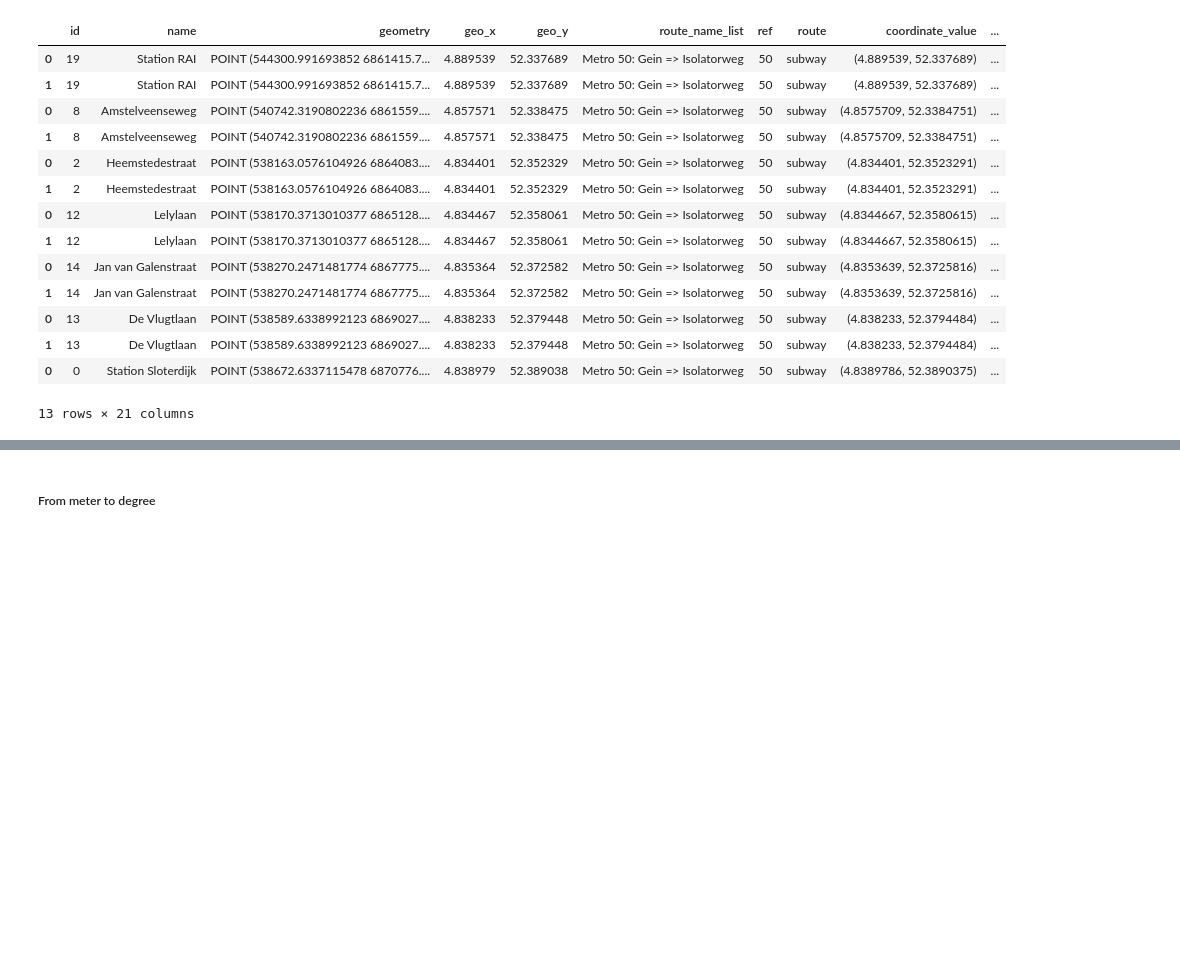
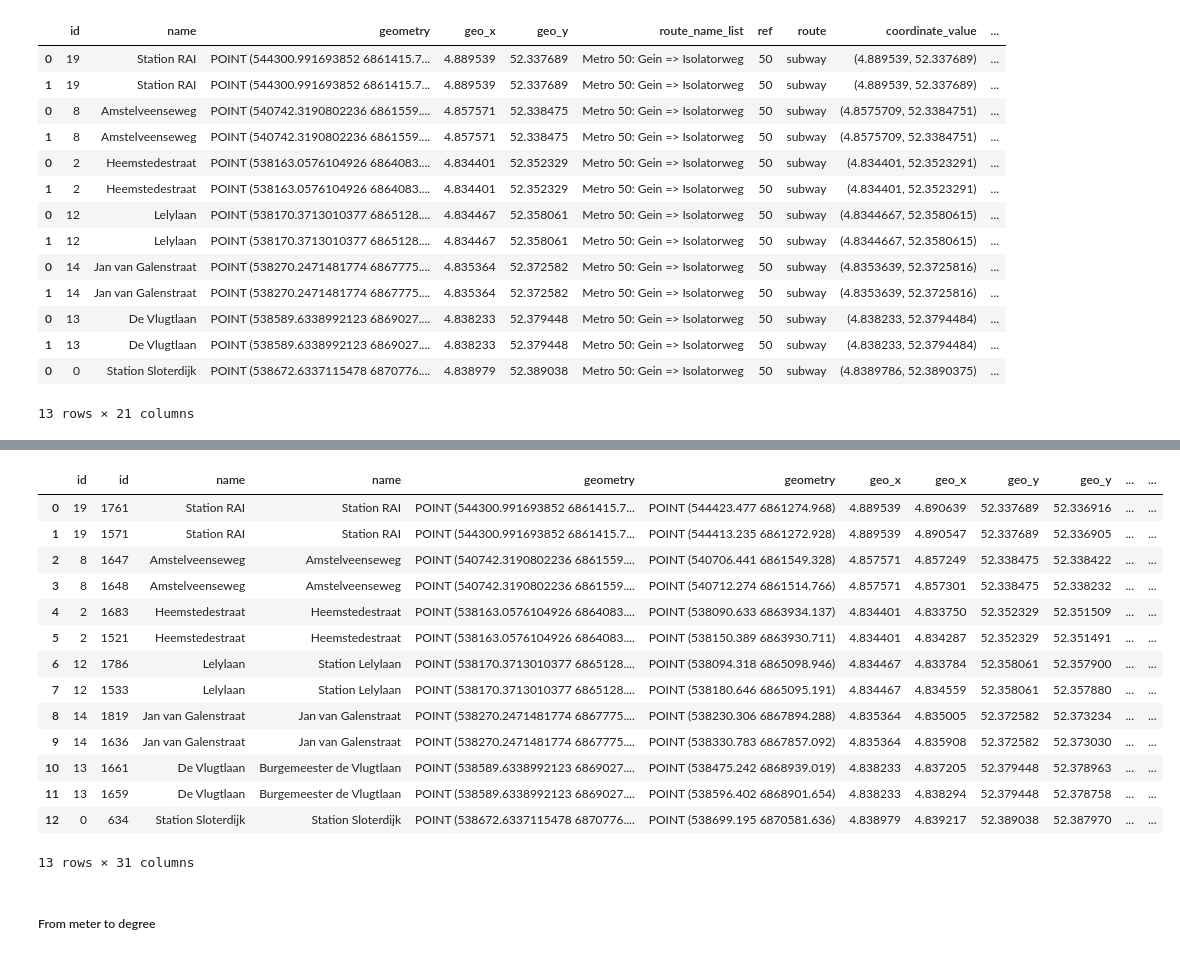
Before and after one commit to SYuGao/uvmt, a Jupyter notebook: notebooks/transfer2_all_amsterdam.ipynb, the cells around one changed output, grey strips where cells are left out. Drawn from its saved outputs; the diff is of its cells as text; code cells hidden in the pictures; blank space fills up the shorter version.

Commit message:
revise columns and select

```diff
--- a/notebooks/transfer2_all_amsterdam.ipynb
+++ b/notebooks/transfer2_all_amsterdam.ipynb
@@ -805,19 +789,3 @@ city_tram_new_nodes[route50.buffer_geometry[13].intersects(city_tram_new_nodes.g
 |  | geometry | degree | id | name | geo_x | geo_y | coordinate_value | route_name_list | route | ... |
 | 217 | POINT (538090.633 6863934.137) | 2 | 1683 | Heemstedestraat | 4.833750 | 52.351509 | (4.8337504, 52.3515095) | Tram 2: Amsterdam Centraal Statio... | tram | ... |
 | 228 | POINT (538150.389 6863930.711) | 2 | 1521 | Heemstedestraat | 4.834287 | 52.351491 | (4.8342872, 52.3514907) | Tram 2: Amsterdam Nieuw Sloten =>... | tram | ... |
-# %%
-sub_to_tram_station_dict = {}
-
-for route_name, station_df in sub_order_route_dict_with_buffers.items():
-    trans_stations_dfs = []
-
-    for index, row in station_df.iterrows():
-        each_transfer_stations_df = city_tram_new_nodes[row['buffer_geometry'].intersects(city_tram_new_nodes.geometry)]
-        if not each_transfer_stations_df.empty:
-            replicated_row = pd.concat([pd.DataFrame(row)] * len(each_transfer_stations_df), ignore_index=True)
-            co_df = pd.concat([replicated_row,each_transfer_stations_df], axis=1)
-            trans_stations_dfs.append(co_df)
-trans_stations_dfs
-    # if trans_stations_dfs:
-    #     trans_stations_df = pd.concat(trans_stations_dfs, ignore_index=True)
-    #     sub_to_tram_station_dict[route_name] = trans_stations_df
@@ -842,13 +791,0 @@ trans_stations_dfs
-# %%
-sub_to_tram_station_dict = {}
-
-for route_name, station_df in sub_order_route_dict_with_buffers.items():
-    trans_stations_dfs = []
-
-    for index, row in station_df.iterrows():
-        each_transfer_stations_df = city_tram_new_nodes[row['buffer_geometry'].intersects(city_tram_new_nodes.geometry)]
-        if not each_transfer_stations_df.empty:
-            replicated_row = pd.concat([row] * len(each_transfer_stations_df), axis=1).transpose()
-            co_df = pd.concat([replicated_row,each_transfer_stations_df])
-            trans_stations_dfs.append(co_df)
-trans_stations_dfs
@@ -1016,0 +849,2 @@ df1
+# %%
+sub_to_tram_df1 = sub_to_tram_station_dict['Metro 50: Gein => Isolatorweg'].reset_index(drop=True)
@@ -1016,0 +869,3 @@ df1
+# %%
+sub_to_tram_df1_modified = sub_to_tram_df1.add_suffix('_new')
+sub_to_tram_df1_modified
@@ -1016,0 +905,22 @@ df1
+# %%
+sub_to_tram_df1_selected = sub_to_tram_df1.loc[:, ['id', 'name', 'geometry', 'geo_x', 'geo_y',
+                                                   'route_name_list', 'ref', 'route', 'geometry',
+                                                   'geo_x', 'geo_y', 'name', 'route_name_list',
+                                                   'route', 'ref', 'transfer']]
+sub_to_tram_df1_selected
+# %% [output]
+|  | id | id | name | name | geometry | geometry | geo_x | geo_x | geo_y | geo_y | ... | ... |
+| 0 | 19 | 1761 | Station RAI | Station RAI | POINT (544300.991693852 6861415.7... | POINT (544423.477 6861274.968) | 4.889539 | 4.890639 | 52.337689 | 52.336916 | ... | ... |
+| 1 | 19 | 1571 | Station RAI | Station RAI | POINT (544300.991693852 6861415.7... | POINT (544413.235 6861272.928) | 4.889539 | 4.890547 | 52.337689 | 52.336905 | ... | ... |
+| 2 | 8 | 1647 | Amstelveenseweg | Amstelveenseweg | POINT (540742.3190802236 6861559.... | POINT (540706.441 6861549.328) | 4.857571 | 4.857249 | 52.338475 | 52.338422 | ... | ... |
+| 3 | 8 | 1648 | Amstelveenseweg | Amstelveenseweg | POINT (540742.3190802236 6861559.... | POINT (540712.274 6861514.766) | 4.857571 | 4.857301 | 52.338475 | 52.338232 | ... | ... |
+| 4 | 2 | 1683 | Heemstedestraat | Heemstedestraat | POINT (538163.0576104926 6864083.... | POINT (538090.633 6863934.137) | 4.834401 | 4.833750 | 52.352329 | 52.351509 | ... | ... |
+| 5 | 2 | 1521 | Heemstedestraat | Heemstedestraat | POINT (538163.0576104926 6864083.... | POINT (538150.389 6863930.711) | 4.834401 | 4.834287 | 52.352329 | 52.351491 | ... | ... |
+| 6 | 12 | 1786 | Lelylaan | Station Lelylaan | POINT (538170.3713010377 6865128.... | POINT (538094.318 6865098.946) | 4.834467 | 4.833784 | 52.358061 | 52.357900 | ... | ... |
+| 7 | 12 | 1533 | Lelylaan | Station Lelylaan | POINT (538170.3713010377 6865128.... | POINT (538180.646 6865095.191) | 4.834467 | 4.834559 | 52.358061 | 52.357880 | ... | ... |
+| 8 | 14 | 1819 | Jan van Galenstraat | Jan van Galenstraat | POINT (538270.2471481774 6867775.... | POINT (538230.306 6867894.288) | 4.835364 | 4.835005 | 52.372582 | 52.373234 | ... | ... |
+| 9 | 14 | 1636 | Jan van Galenstraat | Jan van Galenstraat | POINT (538270.2471481774 6867775.... | POINT (538330.783 6867857.092) | 4.835364 | 4.835908 | 52.372582 | 52.373030 | ... | ... |
+| 10 | 13 | 1661 | De Vlugtlaan | Burgemeester de Vlugtlaan | POINT (538589.6338992123 6869027.... | POINT (538475.242 6868939.019) | 4.838233 | 4.837205 | 52.379448 | 52.378963 | ... | ... |
+| 11 | 13 | 1659 | De Vlugtlaan | Burgemeester de Vlugtlaan | POINT (538589.6338992123 6869027.... | POINT (538596.402 6868901.654) | 4.838233 | 4.838294 | 52.379448 | 52.378758 | ... | ... |
+| 12 | 0 | 634 | Station Sloterdijk | Station Sloterdijk | POINT (538672.6337115478 6870776.... | POINT (538699.195 6870581.636) | 4.838979 | 4.839217 | 52.389038 | 52.387970 | ... | ... |
+13 rows × 31 columns
```
Also changed, not shown: parts of 14 cells of this notebook.
